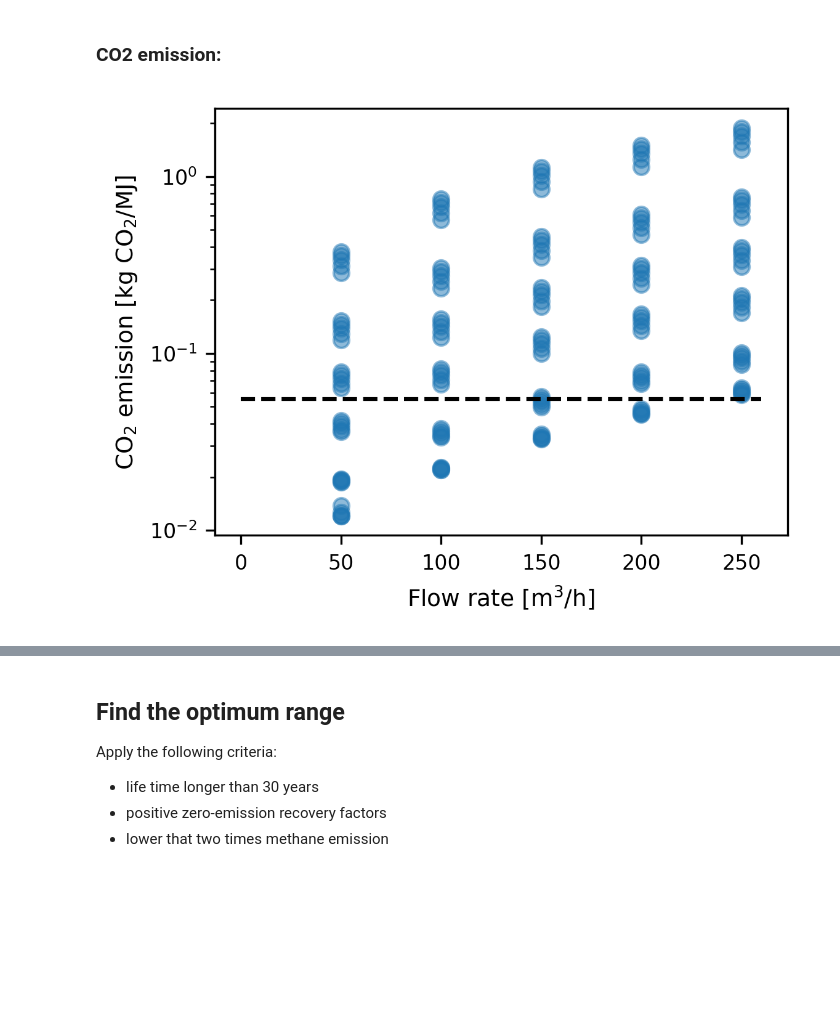
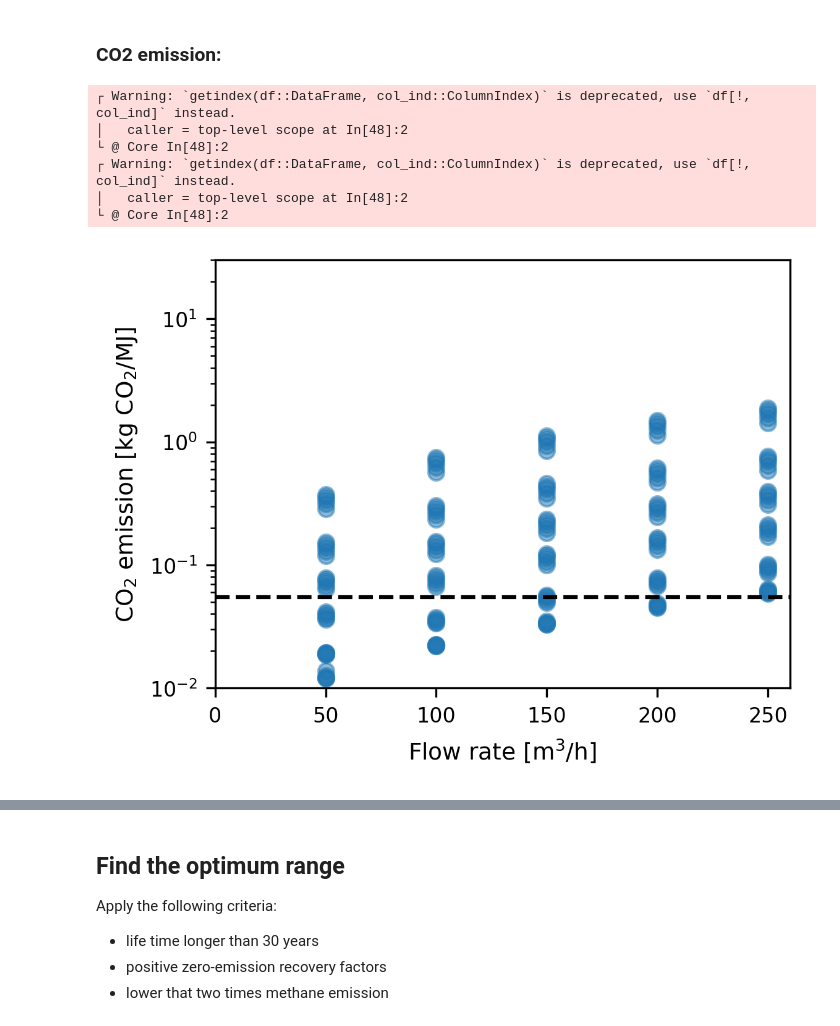
Before and after one commit to simulkade/geothermal, a Jupyter notebook: data_analysis_results.ipynb, the cells around one changed output, grey strips where cells are left out. Saved outputs shown, nothing was run; the diff lists cells and outputs as text; code cells hidden in the pictures; blank space fills up the shorter version.

Commit message:
fixed some of the figures and porosity plot

```diff
--- a/data_analysis_results.ipynb
+++ b/data_analysis_results.ipynb
@@ -185,12 +276,19 @@ end
 # %%
 figure(figsize=(4,3))
 semilogy(df_geo[:q_m3_s]*3600, df_geo[:c_CO2], alpha = 0.5, "o")
 semilogy([0, 260], [em_gas, em_gas]*1e3, "--k")
 xlabel("Flow rate [m\$^3\$/h]")
 ylabel("CO\$_2\$ emission [kg CO\$_2\$/MJ]")
+axis([0, 260, 1e-2, 30])
 savefig("figs/CO2_emission_flow.png")
 # %% [output]
+┌ Warning: `getindex(df::DataFrame, col_ind::ColumnIndex)` is deprecated, use `df[!, col_ind]` instead.
+│   caller = top-level scope at In[48]:2
+└ @ Core In[48]:2
+┌ Warning: `getindex(df::DataFrame, col_ind::ColumnIndex)` is deprecated, use `df[!, col_ind]` instead.
+│   caller = top-level scope at In[48]:2
+└ @ Core In[48]:2
-[figure, old version]
+[figure, new version]
 # %%
 figure(figsize=(4,3))
 semilogy(df_geo[:k_m2], df_geo[:c_CO2], alpha = 0.5, "o")
```
Also changed, not shown: parts of 19 cells of this notebook, 14 other files.
